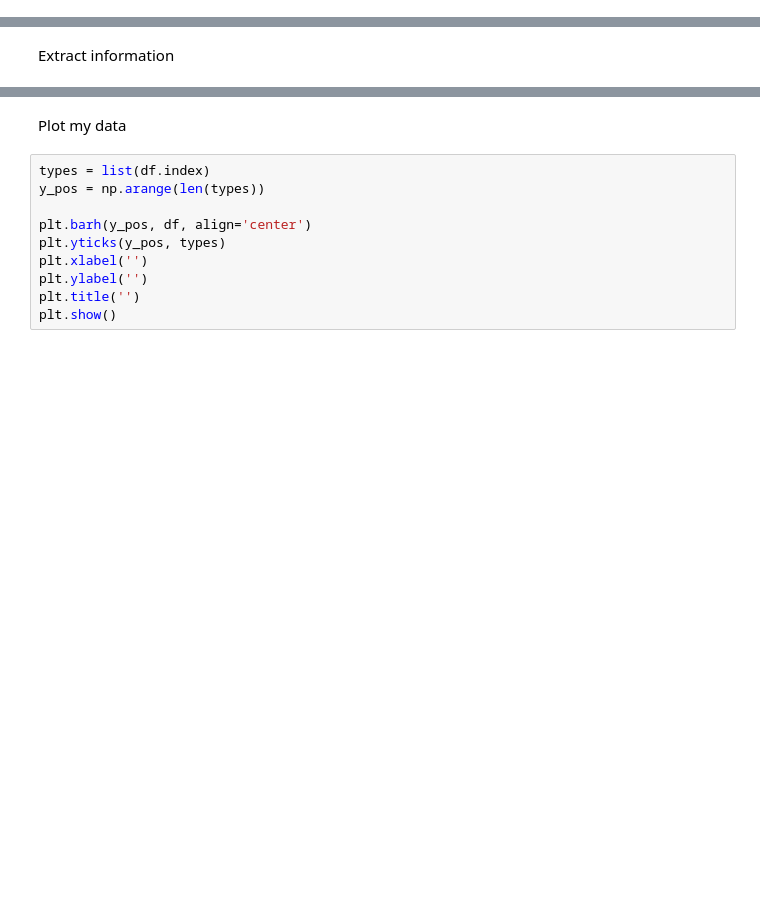
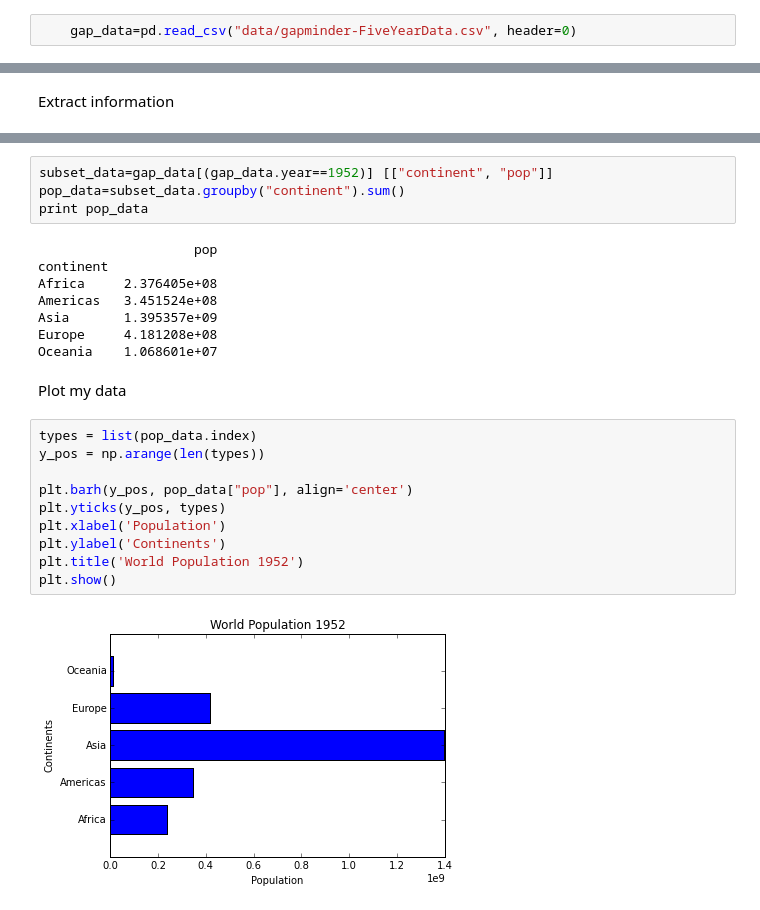
Before and after one commit to tmcowiti/Data-Analysis, a Jupyter notebook: gapminder_analysis.ipynb, the cells around one changed output, grey strips where cells are left out. Saved outputs shown, nothing was run; the diff lists cells and outputs as text; blank space fills up the shorter version.

```diff
--- a/gapminder_analysis.ipynb
+++ b/gapminder_analysis.ipynb
@@ -13,0 +12,2 @@ Import
+# %%
+    gap_data=pd.read_csv("data/gapminder-FiveYearData.csv", header=0)
@@ -16,12 +59,26 @@ Extract information
+# %%
+subset_data=gap_data[(gap_data.year==1952)] [["continent", "pop"]]
+pop_data=subset_data.groupby("continent").sum()
+print pop_data
+# %% [output]
+                    pop
+continent
+Africa     2.376405e+08
+Americas   3.451524e+08
+Asia       1.395357e+09
+Europe     4.181208e+08
+Oceania    1.068601e+07
 # %% [markdown]
 Plot my data
 # %%
-types = list(df.index)
+types = list(pop_data.index)
 y_pos = np.arange(len(types))
 
-plt.barh(y_pos, df, align='center')
+plt.barh(y_pos, pop_data["pop"], align='center')
 plt.yticks(y_pos, types)
-plt.xlabel('')
-plt.ylabel('')
-plt.title('')
+plt.xlabel('Population')
+plt.ylabel('Continents')
+plt.title('World Population 1952')
 plt.show()
+# %% [output]
+[figure, added]
```
Also changed, not shown: parts of 16 cells of this notebook.
